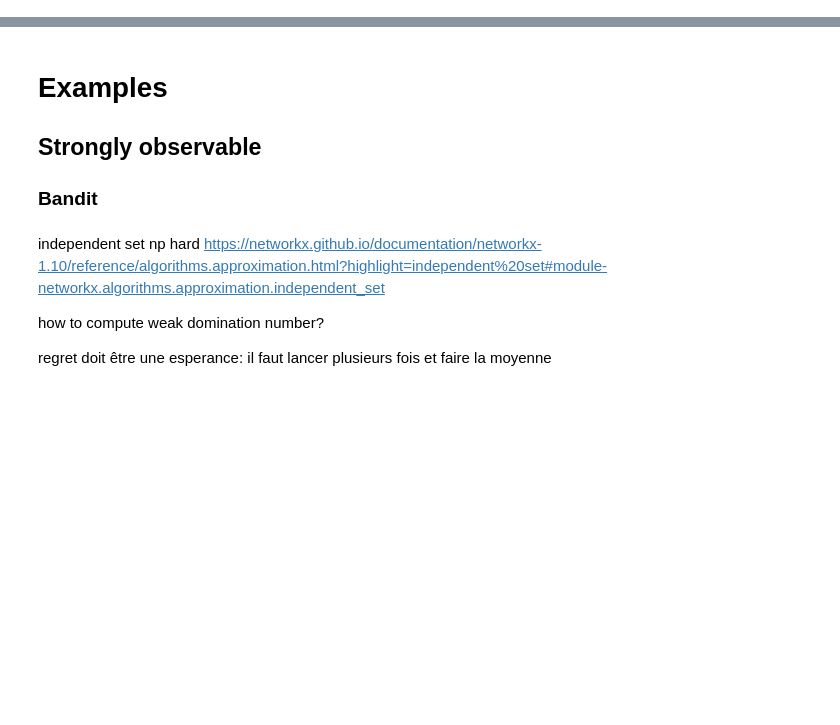
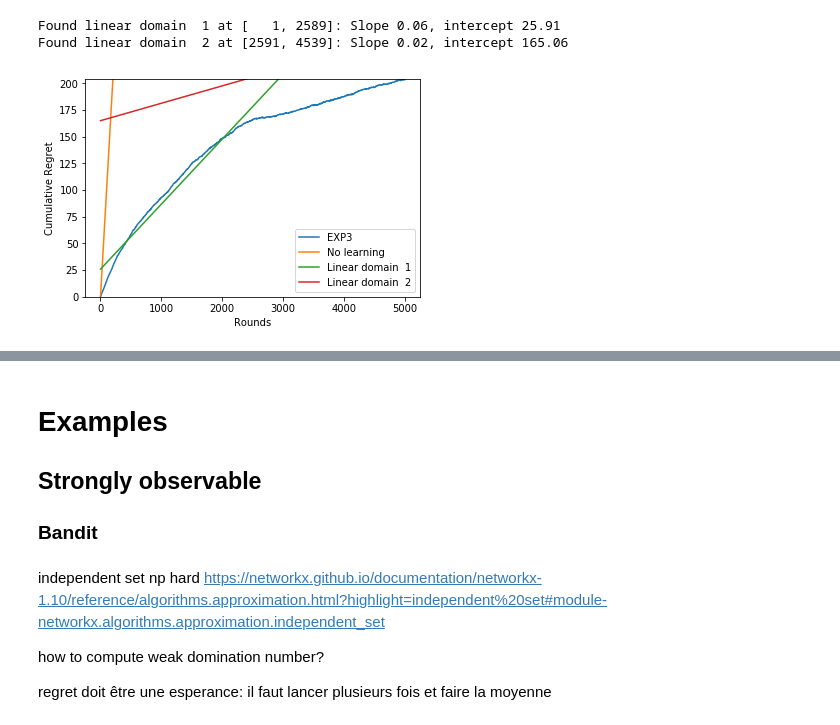
Before and after one commit to funboarder13920/GML-Project, a Jupyter notebook: EXP3.ipynb, the cells around one changed output, grey strips where cells are left out. Drawn from its saved outputs; the diff is of its cells as text; code cells hidden in the pictures; blank space fills up the shorter version.

Commit message:
Added methods to EXP3 for finding and plotting linear components

```diff
--- a/EXP3.ipynb
+++ b/EXP3.ipynb
@@ -24,5 +40,11 @@ plt.show()
 # %%
-n_itr = 10000
-q,losses = EXP3(G, list(G.nodes()), 0.5, 0.05, n_itr)
+n_itr = 5000
+n_run = 50
+
+avg_losses = np.zeros((n_itr,))
+
+for run in range(n_run):
+    q,losses = EXP3(G, list(G.nodes()), 0.5, 0.05, n_itr)
+    avg_losses = avg_losses + (1.0/n_run)*losses
 # %%
-regret = compute_regret(losses, G)
+regret = compute_regret(avg_losses, G)
@@ -35,0 +51,6 @@ H = obsGraph.strong_obs_graph(n_nodes, alpha, beta)
+# %%
+der2,linAreas = plot_regret([regret], ['EXP3'], linReg=True)
+# %% [output]
+Found linear domain  1 at [   1, 2589]: Slope 0.06, intercept 25.91
+Found linear domain  2 at [2591, 4539]: Slope 0.02, intercept 165.06
+[figure, added]
```
Also changed, not shown: parts of 14 cells of this notebook, 7 other files.
